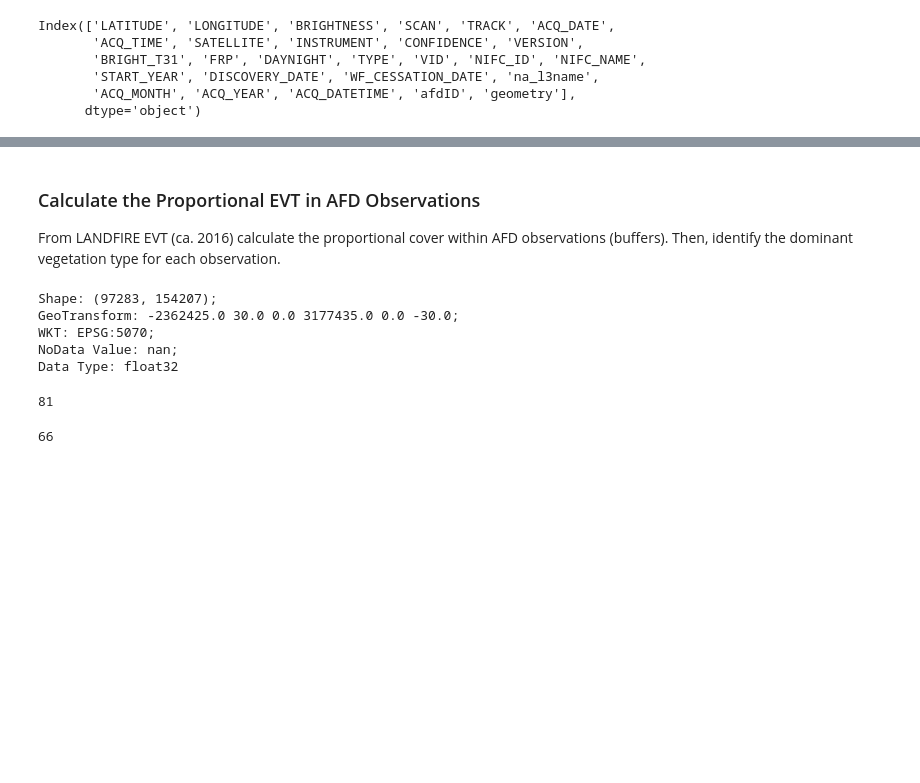
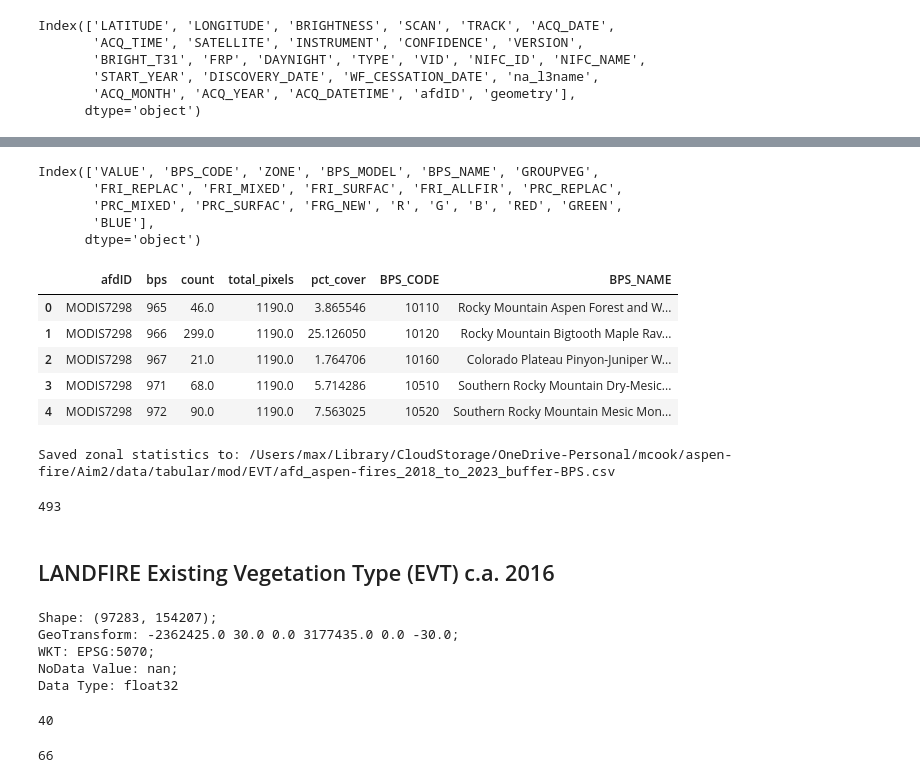
Before and after one commit to natshoff/aspen-fire-fork, a Jupyter notebook: Aim2/code/Python/04afd-landcover-biophys.ipynb, the cells around one changed output, grey strips where cells are left out. Drawn from its saved outputs; the diff is of its cells as text; code cells hidden in the pictures; blank space fills up the shorter version.

```diff
--- a/Aim2/code/Python/04afd-landcover-biophys.ipynb
+++ b/Aim2/code/Python/04afd-landcover-biophys.ipynb
@@ -54,0 +79,10 @@ afds_.head()
+# %%
+# Crop the raster
+bps_da_crop = bps_da.rio.clip_box(
+    minx=bounds[0]+1000, # +1000 meters for a small buffer
+    miny=bounds[1]+1000,
+    maxx=bounds[2]+1000,
+    maxy=bounds[3]+1000
+)
+del bps_da
+gc.collect()
@@ -54,0 +91,16 @@ afds_.head()
+# %%
+t0 = time.time()
+
+afds_bps = compute_band_stats(
+    geoms=afds_,
+    image_da=bps_da_crop,
+    id_col='afdID',
+    attr='bps'
+)
+
+del bps_da_crop
+gc.collect() # clean up
+
+t1 = (time.time() - t0) / 60
+print(f"Total elapsed time: {t1:.2f} minutes.")
+print("\n~~~~~~~~~~\n")
@@ -55,4 +120,36 @@ afds_.head()
+# %%
+# Read in the lookup table for the EVT codes
+lookup = os.path.join(maindir,'data/landcover/LANDFIRE/LF2016_BPS_200_CONUS/CSV_Data/LF16_BPS_200.csv')
+lookup = pd.read_csv(lookup)
+print(lookup.columns)
+# %% [output]
+Index(['VALUE', 'BPS_CODE', 'ZONE', 'BPS_MODEL', 'BPS_NAME', 'GROUPVEG',
+       'FRI_REPLAC', 'FRI_MIXED', 'FRI_SURFAC', 'FRI_ALLFIR', 'PRC_REPLAC',
+       'PRC_MIXED', 'PRC_SURFAC', 'FRG_NEW', 'R', 'G', 'B', 'RED', 'GREEN',
+       'BLUE'],
+      dtype='object')
+# %%
+lookup = lookup[['VALUE','BPS_CODE','BPS_NAME']]
+afds_bps = afds_bps.merge(lookup, left_on='bps', right_on='VALUE', how='left')
+afds_bps.drop('VALUE', axis=1, inplace=True)
+afds_bps.head()
+# %% [output]
+|  | afdID | bps | count | total_pixels | pct_cover | BPS_CODE | BPS_NAME |
+| 0 | MODIS7298 | 965 | 46.0 | 1190.0 | 3.865546 | 10110 | Rocky Mountain Aspen Forest and W... |
+| 1 | MODIS7298 | 966 | 299.0 | 1190.0 | 25.126050 | 10120 | Rocky Mountain Bigtooth Maple Rav... |
+| 2 | MODIS7298 | 967 | 21.0 | 1190.0 | 1.764706 | 10160 | Colorado Plateau Pinyon-Juniper W... |
+| 3 | MODIS7298 | 971 | 68.0 | 1190.0 | 5.714286 | 10510 | Southern Rocky Mountain Dry-Mesic... |
+| 4 | MODIS7298 | 972 | 90.0 | 1190.0 | 7.563025 | 10520 | Southern Rocky Mountain Mesic Mon... |
+# %%
+# Export the zonal statistics table.
+out_fp = os.path.join(projdir,'data/tabular/mod/EVT/afd_aspen-fires_2018_to_2023_buffer-BPS.csv')
+afds_bps.to_csv(out_fp)
+print(f"Saved zonal statistics to: {out_fp}")
+# %% [output]
+Saved zonal statistics to: /Users/max/Library/CloudStorage/OneDrive-Personal/mcook/aspen-fire/Aim2/data/tabular/mod/EVT/afd_aspen-fires_2018_to_2023_buffer-BPS.csv
+# %%
+gc.collect()
+# %% [output]
+493
 # %% [markdown]
-### Calculate the Proportional EVT in AFD Observations
-
-From LANDFIRE EVT (ca. 2016) calculate the proportional cover within AFD observations (buffers). Then, identify the dominant vegetation type for each observation.
+## LANDFIRE Existing Vegetation Type (EVT) c.a. 2016
@@ -61,6 +156,6 @@ From LANDFIRE EVT (ca. 2016) calculate the proportional cover within AFD observa
 # %%
-evt_fp = os.path.join(maindir,'data/landcover/LANDFIRE/LF2016_EVT_200_CONUS/Tif/LC16_EVT_200.tif')
-evt_da = rxr.open_rasterio(evt_fp, masked=True, cache=False, chunks='auto').squeeze()
+fp = os.path.join(maindir,'data/landcover/LANDFIRE/LF2016_EVT_200_CONUS/Tif/LC16_EVT_200.tif')
+evt_da = rxr.open_rasterio(fp, masked=True, cache=False, chunks='auto').squeeze()
 shp, gt, wkt, nd = evt_da.shape, evt_da.spatial_ref.GeoTransform, evt_da.rio.crs, evt_da.rio.nodata
 print(
     f"Shape: {shp}; \n"
@@ -75,5 +170,5 @@ GeoTransform: -2362425.0 30.0 0.0 3177435.0 0.0 -30.0;
 WKT: EPSG:5070;
 NoData Value: nan;
 Data Type: float32
-81
+40
 # %%
```
Also changed, not shown: parts of 26 cells of this notebook, 2 other files.
